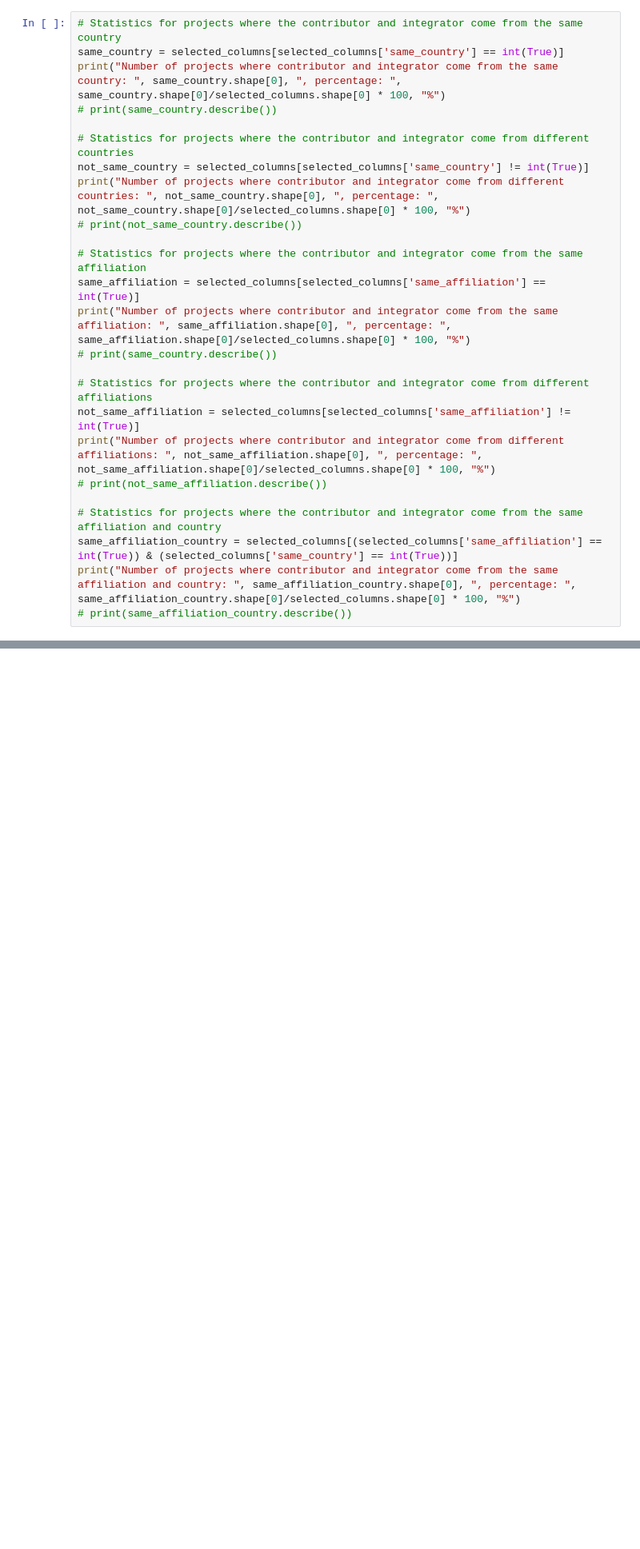
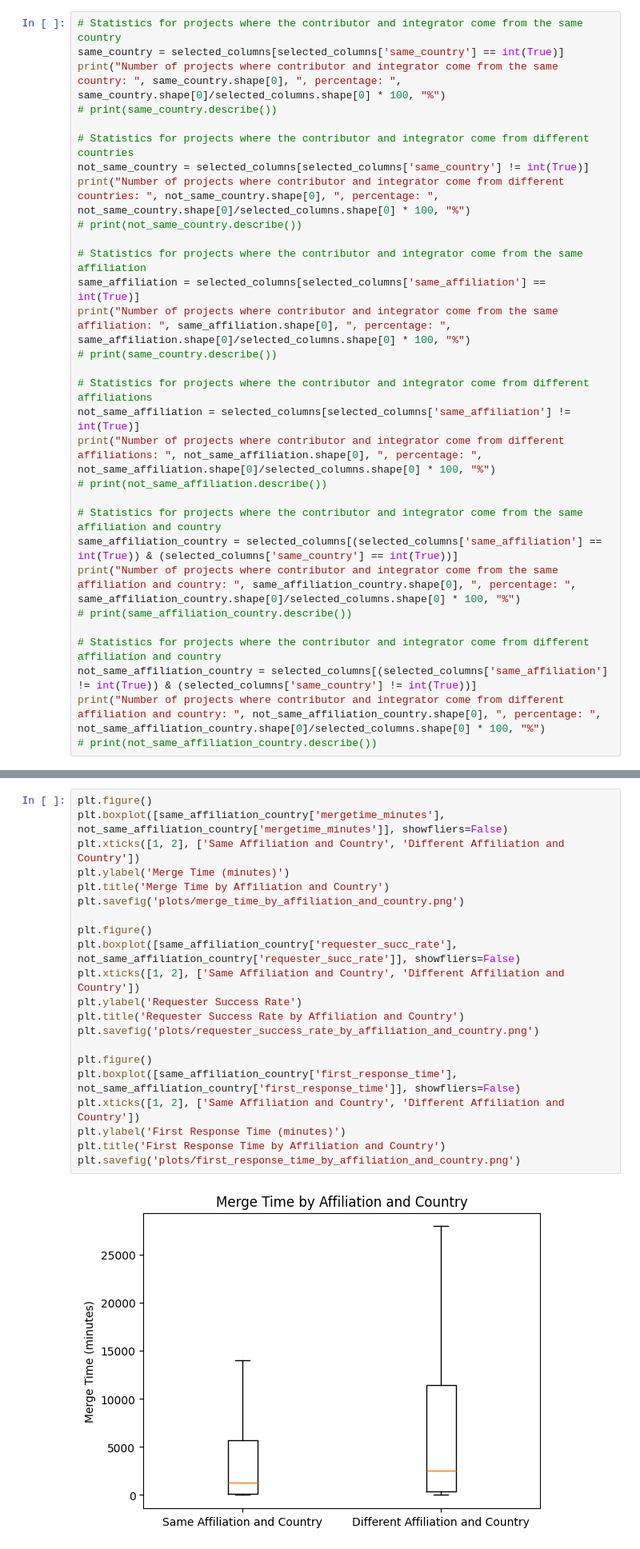
Before and after one commit to BambusControl/global-impact-code-reviews, a Jupyter notebook: src/global_impact_code_reviews/statistics/compute_statistics.ipynb, the cells around one changed output, grey strips where cells are left out. Shown at 80% size. Saved outputs shown, nothing was run; the diff lists cells and outputs as text; blank space fills up the shorter version.

Commit message:
Test "same affiliation and country"

```diff
--- a/src/global_impact_code_reviews/statistics/compute_statistics.ipynb
+++ b/src/global_impact_code_reviews/statistics/compute_statistics.ipynb
@@ -156,6 +156,11 @@ print("Number of projects where contributor and integrator come from different a
 same_affiliation_country = selected_columns[(selected_columns['same_affiliation'] == int(True)) & (selected_columns['same_country'] == int(True))]
 print("Number of projects where contributor and integrator come from the same affiliation and country: ", same_affiliation_country.shape[0], ", percentage: ", same_affiliation_country.shape[0]/selected_columns.shape[0] * 100, "%")
 # print(same_affiliation_country.describe())
+
+# Statistics for projects where the contributor and integrator come from different affiliation and country
+not_same_affiliation_country = selected_columns[(selected_columns['same_affiliation'] != int(True)) & (selected_columns['same_country'] != int(True))]
+print("Number of projects where contributor and integrator come from different affiliation and country: ", not_same_affiliation_country.shape[0], ", percentage: ", not_same_affiliation_country.shape[0]/selected_columns.shape[0] * 100, "%")
+# print(not_same_affiliation_country.describe())
 # %% [output]
 Number of projects where contributor and integrator come from the same country:  318202 , percentage:  25.034301970632477 %
 Number of projects where contributor and integrator come from different countries:  952862 , percentage:  74.96569802936752 %
@@ -402,3 +427,26 @@ plt.savefig('plots/first_response_time_by_affiliation.png')
 [figure]
 [figure]
 [figure]
+# %%
+plt.figure()
+plt.boxplot([same_affiliation_country['mergetime_minutes'], not_same_affiliation_country['mergetime_minutes']], showfliers=False)
+plt.xticks([1, 2], ['Same Affiliation and Country', 'Different Affiliation and Country'])
+plt.ylabel('Merge Time (minutes)')
+plt.title('Merge Time by Affiliation and Country')
+plt.savefig('plots/merge_time_by_affiliation_and_country.png')
+
+plt.figure()
+plt.boxplot([same_affiliation_country['requester_succ_rate'], not_same_affiliation_country['requester_succ_rate']], showfliers=False)
+plt.xticks([1, 2], ['Same Affiliation and Country', 'Different Affiliation and Country'])
+plt.ylabel('Requester Success Rate')
+plt.title('Requester Success Rate by Affiliation and Country')
+plt.savefig('plots/requester_success_rate_by_affiliation_and_country.png')
+
+plt.figure()
+plt.boxplot([same_affiliation_country['first_response_time'], not_same_affiliation_country['first_response_time']], showfliers=False)
+plt.xticks([1, 2], ['Same Affiliation and Country', 'Different Affiliation and Country'])
+plt.ylabel('First Response Time (minutes)')
+plt.title('First Response Time by Affiliation and Country')
+plt.savefig('plots/first_response_time_by_affiliation_and_country.png')
+# %% [output]
+[figure, added]
```
Also changed, not shown: parts of 7 cells of this notebook.
